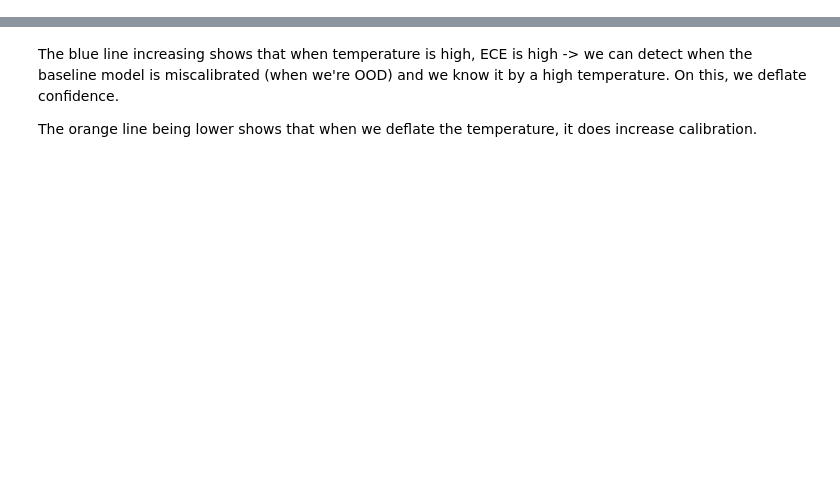
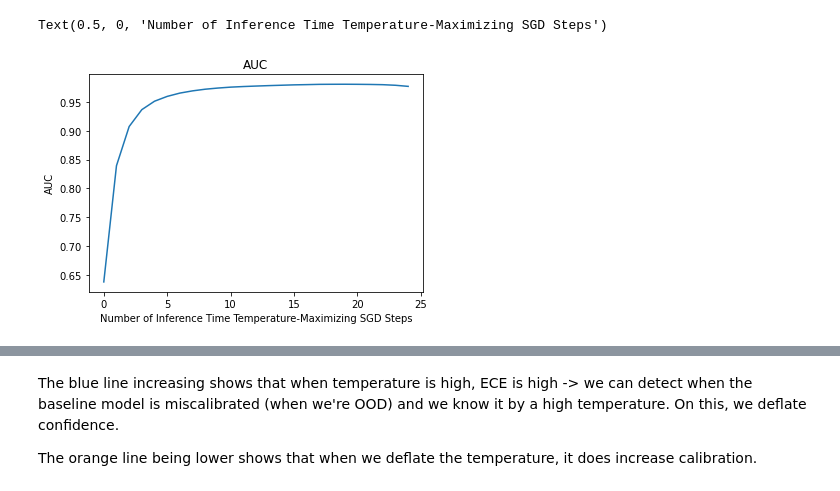
Before and after one commit to levinwil/TempVOS, a Jupyter notebook: Exploration.ipynb, the cells around one changed output, grey strips where cells are left out. Saved outputs shown, nothing was run; the diff lists cells and outputs as text; code cells hidden in the pictures; blank space fills up the shorter version.

```diff
--- a/Exploration.ipynb
+++ b/Exploration.ipynb
@@ -297,0 +311,8 @@ AUC C:  0.9597434666666667
+# %%
+plt.plot(auc_ts)
+plt.title("AUC")
+plt.ylabel("AUC")
+plt.xlabel("Number of Inference Time Temperature-Maximizing SGD Steps")
+# %% [output]
+Text(0.5, 0, 'Number of Inference Time Temperature-Maximizing SGD Steps')
+[figure, added]
```
Also changed, not shown: parts of 35 cells of this notebook.
